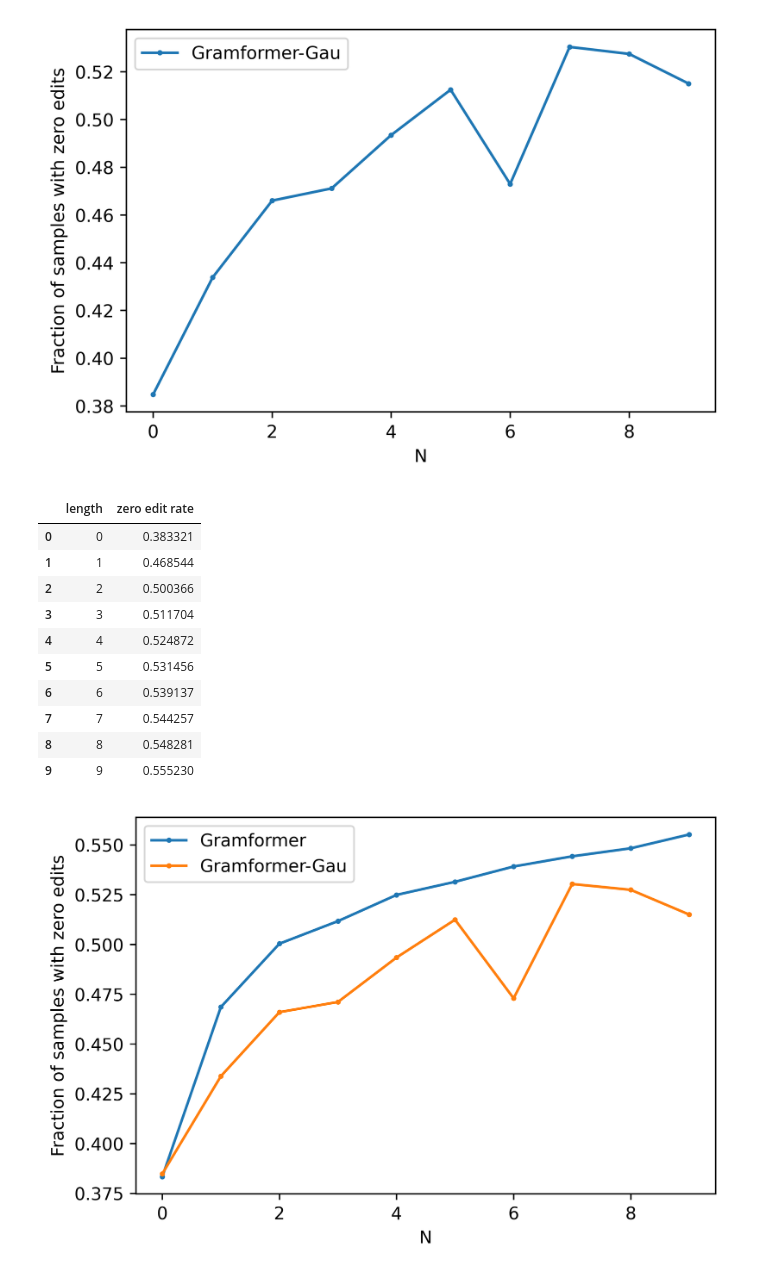
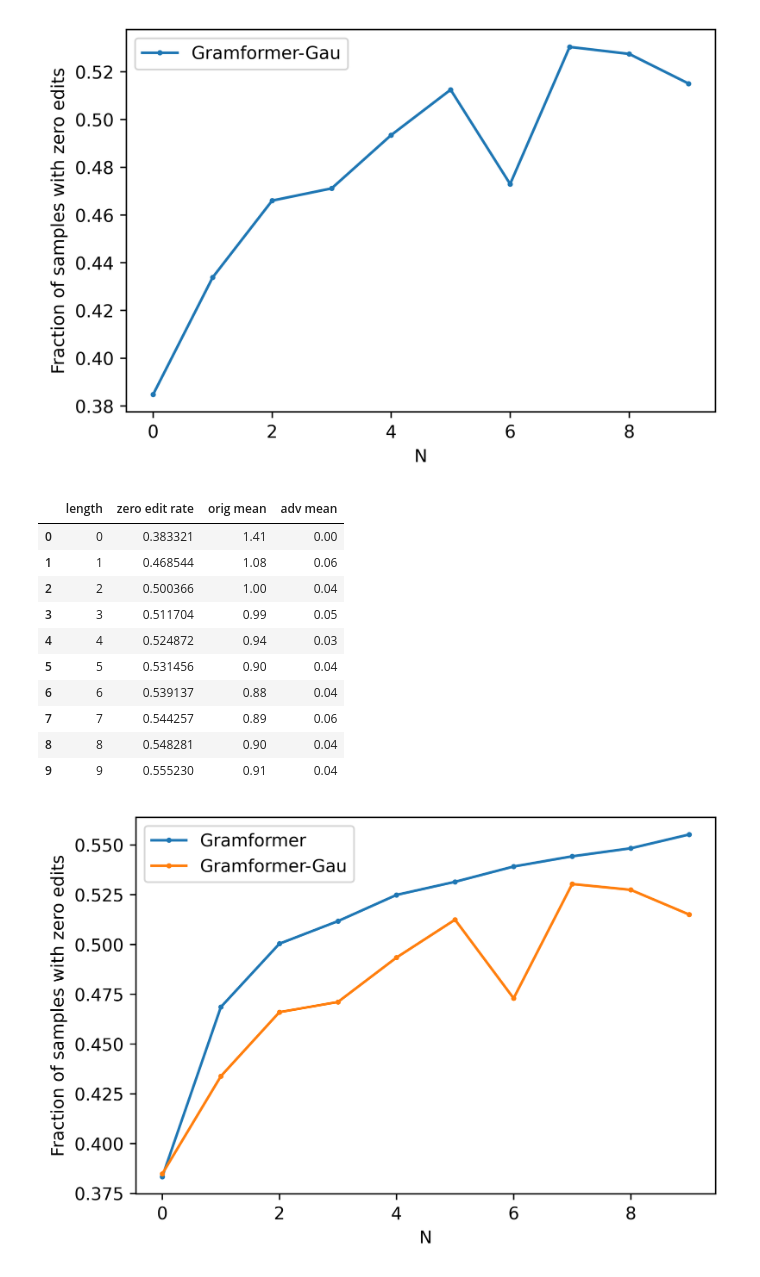
Before and after one commit to YufanWangYuki/NoiseGram, a Jupyter notebook: attack.ipynb, the cells around one changed output. Drawn from its saved outputs; the diff is of its cells as text; code cells hidden in the pictures.

```diff
--- a/attack.ipynb
+++ b/attack.ipynb
@@ -30,7 +44,8 @@ adv_std.append(float(sub_value[5].replace('\n','')))
 
 
 for file in files:
-#     print(file[6])
+    if 'Vyas' in file or 'orig' in file:
+        continue
     length.append(int(file[6]))
     f = open(filePath + '/' + file)
     lines = f.readlines()[-3:]
@@ -88,42 +103,45 @@ orig_file = filePath+'/no_attack.txt'
 # %%
 length = []
 zero_edits = []
 orig_mean = []
 orig_std = []
 adv_mean = []
 adv_std = []
 
 # Orig
 f = open(orig_file)
 lines = f.readlines()[-1]
 length.append(0)
 zero_edits.append(float(lines[61:].replace('\n','')))
 
 
 for file in files:
     if 'beam' not in file:
         break
     length.append(int(file[7]))
     f = open(filePath + '/' + file)
     lines = f.readlines()[-1:]
     zero_edits.append(float(lines[0][61:].replace('\n','')))
-
+orig_mean = [1.41,1.08,1.00,0.99,0.94,0.90,0.88,0.89,0.90,0.91]
+adv_mean = [0.00, 0.06, 0.04, 0.05, 0.03, 0.04, 0.04, 0.06, 0.04, 0.04]
 data = {'length':length,
-       'zero edit rate':zero_edits}
+       'zero edit rate':zero_edits,
+       'orig mean':orig_mean,
+       'adv mean':adv_mean}
 df_v = pd.DataFrame(data)
 df_v
 # %% [output]
-|  | length | zero edit rate |
-| 0 | 0 | 0.383321 |
-| 1 | 1 | 0.468544 |
-| 2 | 2 | 0.500366 |
-| 3 | 3 | 0.511704 |
-| 4 | 4 | 0.524872 |
-| 5 | 5 | 0.531456 |
-| 6 | 6 | 0.539137 |
-| 7 | 7 | 0.544257 |
-| 8 | 8 | 0.548281 |
-| 9 | 9 | 0.555230 |
+|  | length | zero edit rate | orig mean | adv mean |
+| 0 | 0 | 0.383321 | 1.41 | 0.00 |
+| 1 | 1 | 0.468544 | 1.08 | 0.06 |
+| 2 | 2 | 0.500366 | 1.00 | 0.04 |
+| 3 | 3 | 0.511704 | 0.99 | 0.05 |
+| 4 | 4 | 0.524872 | 0.94 | 0.03 |
+| 5 | 5 | 0.531456 | 0.90 | 0.04 |
+| 6 | 6 | 0.539137 | 0.88 | 0.04 |
+| 7 | 7 | 0.544257 | 0.89 | 0.06 |
+| 8 | 8 | 0.548281 | 0.90 | 0.04 |
+| 9 | 9 | 0.555230 | 0.91 | 0.04 |
 # %%
 import matplotlib.pyplot as plt
 # from matplotlib.pyplot import MultipleLocator
```
Also changed, not shown: parts of 2 cells of this notebook, 2 other files.
